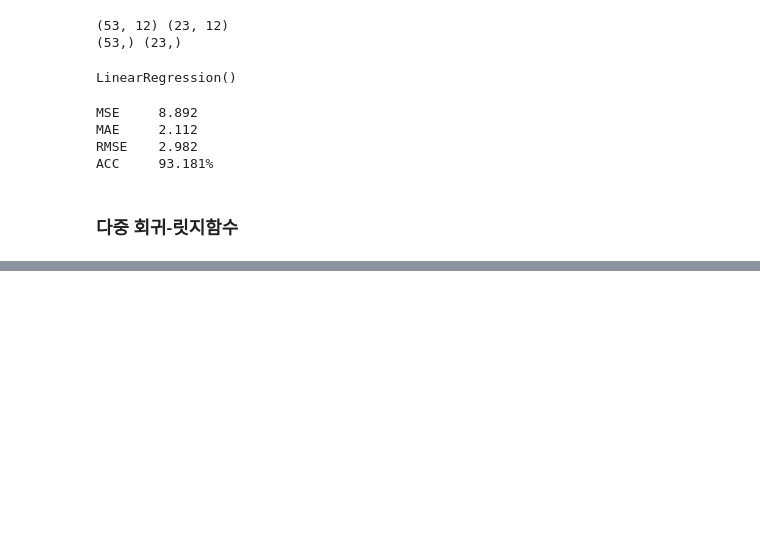
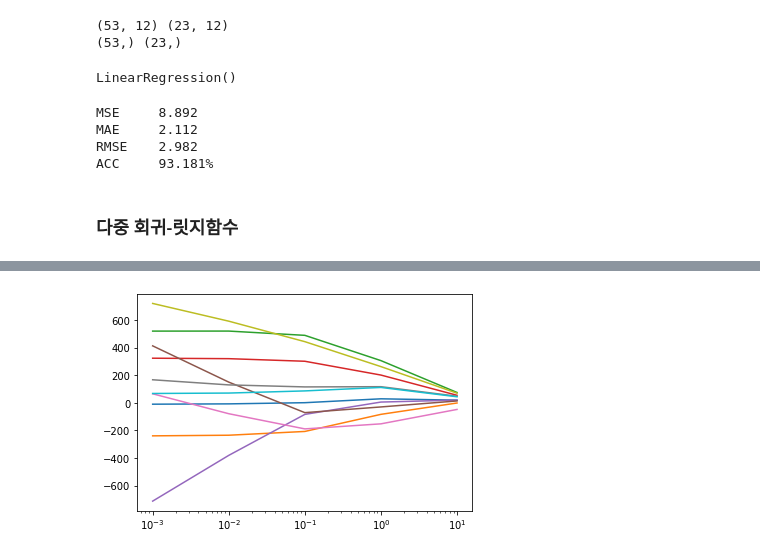
Before and after one commit to chw8207/ADP-study, a Jupyter notebook: 머신러닝_지도학습.ipynb, the cells around one changed output, grey strips where cells are left out. Cells and saved outputs as stored; diff of their text form; code cells hidden in the pictures; blank space fills up the shorter version.

```diff
--- a/머신러닝_지도학습.ipynb
+++ b/머신러닝_지도학습.ipynb
@@ -359,3 +359,10 @@ df_ridge
 | 0.100 | 1.307349 | -207.194814 | 489.691080 | 301.769437 | -83.466074 | -70.828096 | -188.680164 | 115.712703 | 443.814054 | 86.748539 |
 | 1.000 | 29.465746 | -83.154885 | 306.351627 | 201.629434 | 5.909369 | -29.515927 | -152.040465 | 117.311715 | 262.944995 | 111.878718 |
 | 10.000 | 19.812822 | -0.918458 | 75.416167 | 55.025419 | 19.924600 | 13.948686 | -47.553816 | 48.259420 | 70.144068 | 44.213876 |
+# %%
+# 시각화하기
+import matplotlib.pyplot as plt
+plt.semilogx(df_ridge)
+plt.show()
+# %% [output]
+[figure, added]
```
